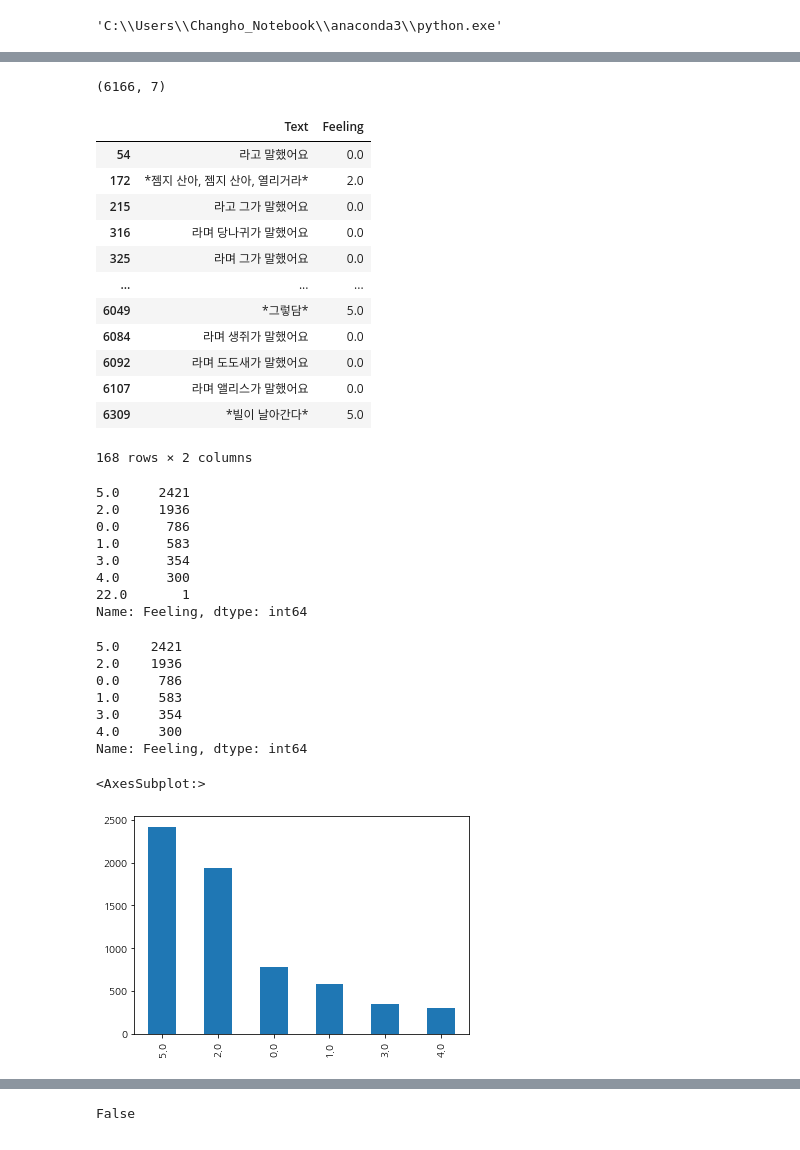
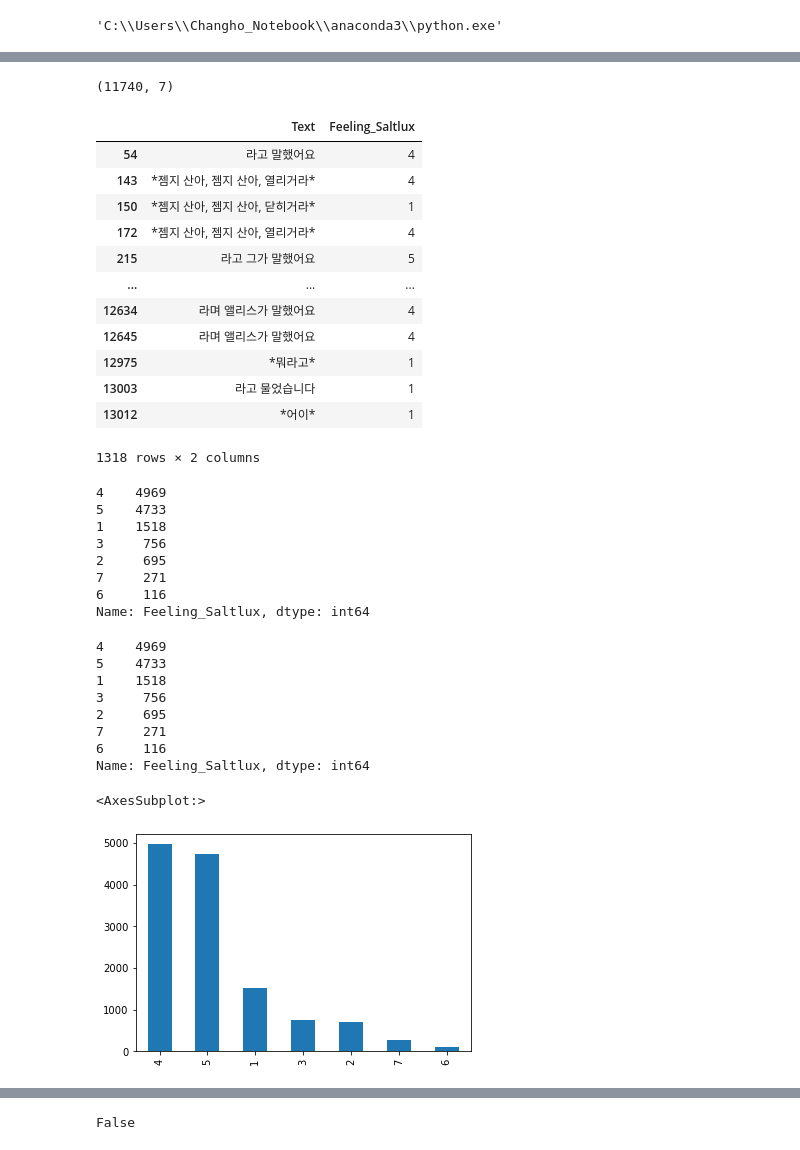
Before and after one commit to babbcb2/TIL, a Jupyter notebook: Project(전공)/6. 모델링/ModelingStart.ipynb, the cells around one changed output, grey strips where cells are left out. Saved outputs shown, nothing was run; the diff lists cells and outputs as text; code cells hidden in the pictures.

```diff
--- a/Project(전공)/6. 모델링/ModelingStart.ipynb
+++ b/Project(전공)/6. 모델링/ModelingStart.ipynb
@@ -21,5 +19,5 @@ ModuleNotFoundError: No module named 'tensorflow'
 # %%
-data = pd.read_csv('./data/test_data0410.csv', encoding = 'euc-kr')
+data = pd.read_csv('./data/test_data0414_test.csv', encoding = 'euc-kr')
 # %%
 data
 # %% [output]
@@ -61,51 +59,52 @@ data
 # %%
-data['Text'].nunique(), data['Feeling'].nunique()
+data['Text'].nunique(), data['Feeling_Saltlux'].nunique()
 # %% [output]
-(6166, 7)
+(11740, 7)
 # %%
 display(data[data.duplicated()])
 # %% [output]
-|  | Text | Feeling |
-| 54 | 라고 말했어요 | 0.0 |
-| 172 | *젬지 산아, 젬지 산아, 열리거라* | 2.0 |
-| 215 | 라고 그가 말했어요 | 0.0 |
-| 316 | 라며 당나귀가 말했어요 | 0.0 |
-| 325 | 라며 그가 말했어요 | 0.0 |
+|  | Text | Feeling_Saltlux |
+| 54 | 라고 말했어요 | 4 |
+| 143 | *젬지 산아, 젬지 산아, 열리거라* | 4 |
+| 150 | *젬지 산아, 젬지 산아, 닫히거라* | 1 |
+| 172 | *젬지 산아, 젬지 산아, 열리거라* | 4 |
+| 215 | 라고 그가 말했어요 | 5 |
 | ... | ... | ... |
-| 6049 | *그렇담* | 5.0 |
-| 6084 | 라며 생쥐가 말했어요 | 0.0 |
-| 6092 | 라며 도도새가 말했어요 | 0.0 |
-| 6107 | 라며 앨리스가 말했어요 | 0.0 |
-| 6309 | *빌이 날아간다* | 5.0 |
+| 12634 | 라며 앨리스가 말했어요 | 4 |
+| 12645 | 라며 앨리스가 말했어요 | 4 |
+| 12975 | *뭐라고* | 1 |
+| 13003 | 라고 물었습니다 | 1 |
+| 13012 | *어이* | 1 |
-168 rows × 2 columns
+1318 rows × 2 columns
 # %%
-data['Feeling'].value_counts()
+data['Feeling_Saltlux'].value_counts()
 # %% [output]
-5.0     2421
-2.0     1936
-0.0      786
-1.0      583
-3.0      354
-4.0      300
-22.0       1
-Name: Feeling, dtype: int64
+4    4969
+5    4733
+1    1518
+3     756
+2     695
+7     271
+6     116
+Name: Feeling_Saltlux, dtype: int64
 # %%
 data = data[data["Feeling"] != 22.0]
 # %%
-data['Feeling'].value_counts()
+data['Feeling_Saltlux'].value_counts()
 # %% [output]
-5.0    2421
-2.0    1936
-0.0     786
-1.0     583
-3.0     354
-4.0     300
-Name: Feeling, dtype: int64
+4    4969
+5    4733
+1    1518
+3     756
+2     695
+7     271
+6     116
+Name: Feeling_Saltlux, dtype: int64
 # %%
-data['Feeling'].value_counts().plot(kind='bar')
+data['Feeling_Saltlux'].value_counts().plot(kind='bar')
 # %% [output]
 <AxesSubplot:>
-[figure, old version]
+[figure, new version]
 # %%
 #  결측치 제거
 # %%
```
Also changed, not shown: parts of 23 cells of this notebook, 19 other files.
